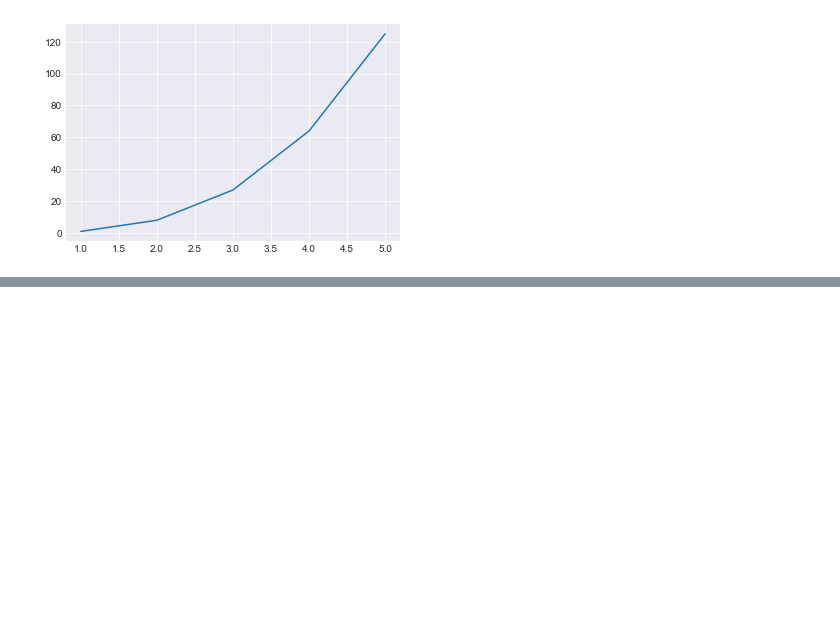
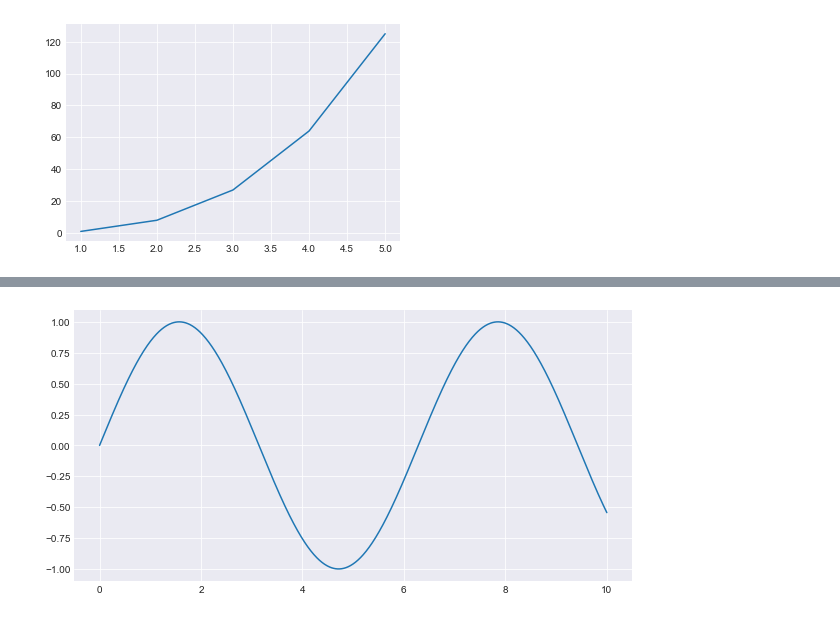
Before and after one commit to uannabi/MatPlotLibGraph, a Jupyter notebook: LineGraph.ipynb, the cells around one changed output, grey strips where cells are left out. Cells and saved outputs as stored; diff of their text form; code cells hidden in the pictures; blank space fills up the shorter version.

```diff
--- a/LineGraph.ipynb
+++ b/LineGraph.ipynb
@@ -19,0 +38,8 @@ y=np.sin(x)
+# %%
+plt.figure(figsize=(10,5))
+x=np.linspace(0,10,1000)
+y=np.sin(x)
+plt.plot(x,y)
+plt.show()
+# %% [output]
+[figure, added]
```
Also changed, not shown: parts of 9 cells of this notebook.
